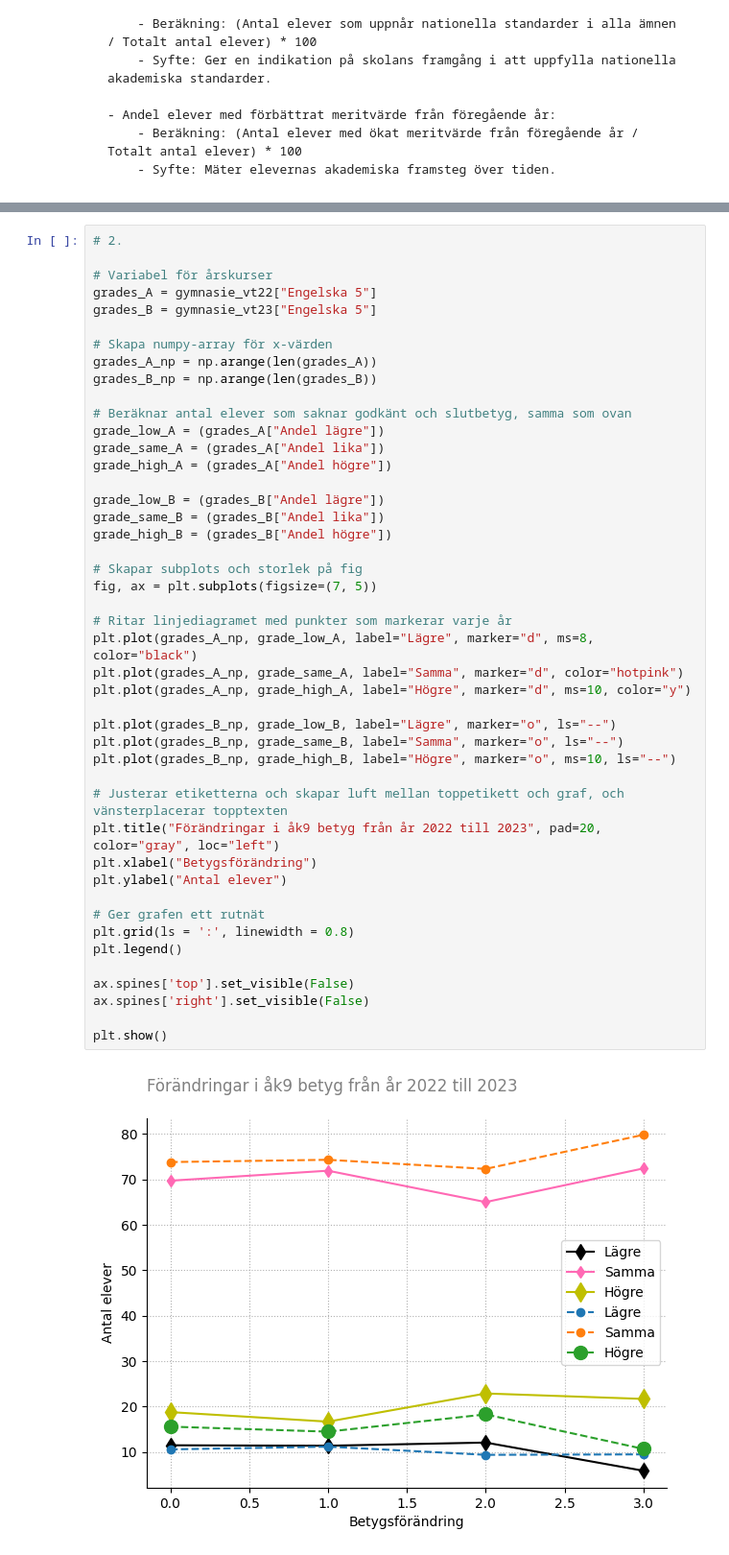
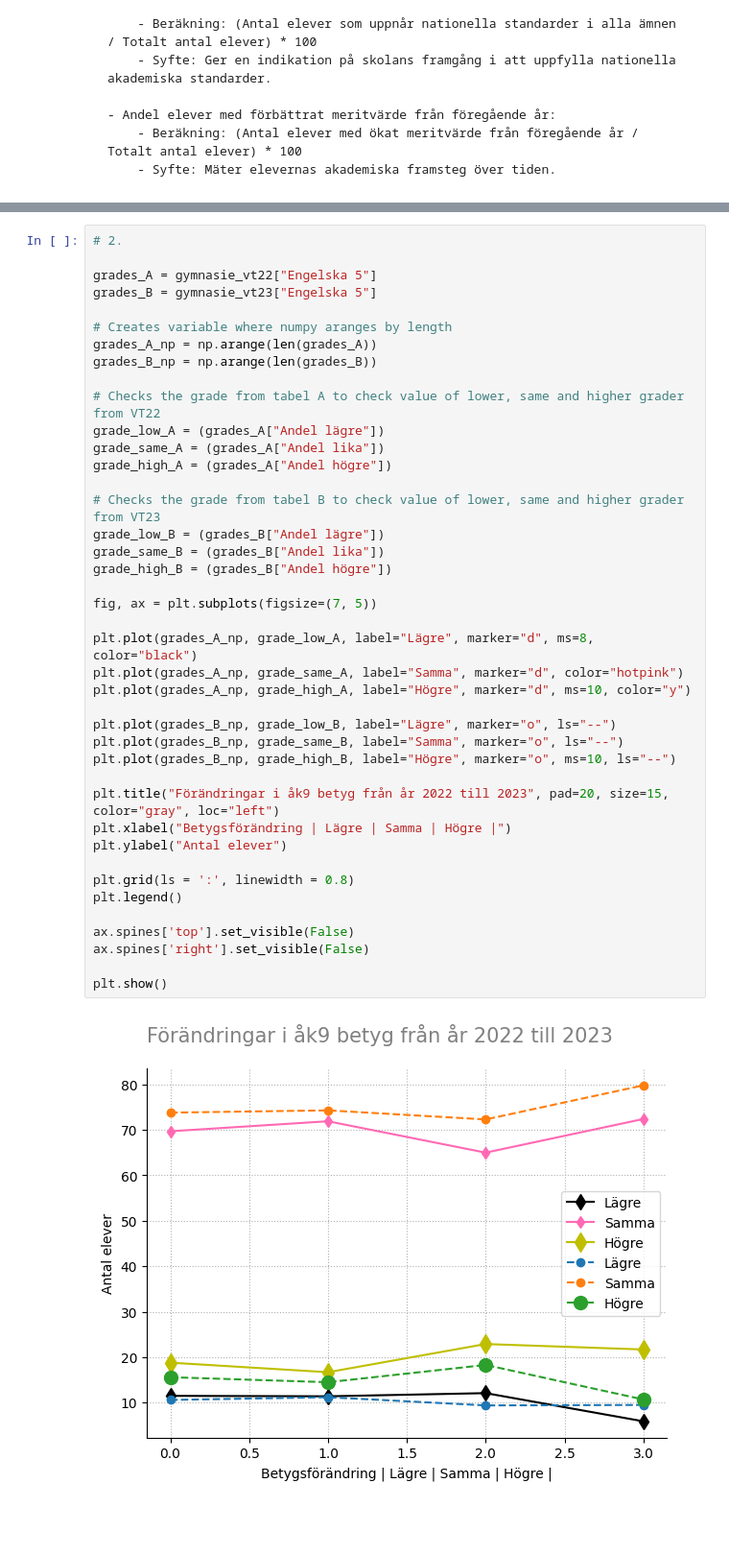
Before and after one commit to SandraAnder/Python-Sandra-Andersson-OPA23, a Jupyter notebook: Labb2/Laboration2_.ipynb, the cells around one changed output, grey strips where cells are left out. Shown at 96% size. Drawn from its saved outputs; the diff is of its cells as text; blank space fills up the shorter version.

```diff
--- a/Labb2/Laboration2_.ipynb
+++ b/Labb2/Laboration2_.ipynb
@@ -651,50 +650,46 @@ plt.plot(grades_A_np, grade_high_A, label="Högre", marker="d", ls="--")
 # %%
 # 2.
 
-# Variabel för årskurser
 grades_A = gymnasie_vt22["Engelska 5"]
 grades_B = gymnasie_vt23["Engelska 5"]
 
-# Skapa numpy-array för x-värden
+# Creates variable where numpy aranges by length
 grades_A_np = np.arange(len(grades_A))
 grades_B_np = np.arange(len(grades_B))
 
-# Beräknar antal elever som saknar godkänt och slutbetyg, samma som ovan
+# Checks the grade from tabel A to check value of lower, same and higher grader from VT22
 grade_low_A = (grades_A["Andel lägre"])
 grade_same_A = (grades_A["Andel lika"])
 grade_high_A = (grades_A["Andel högre"])
 
+# Checks the grade from tabel B to check value of lower, same and higher grader from VT23
 grade_low_B = (grades_B["Andel lägre"])
 grade_same_B = (grades_B["Andel lika"])
 grade_high_B = (grades_B["Andel högre"])
 
-# Skapar subplots och storlek på fig
 fig, ax = plt.subplots(figsize=(7, 5))
 
-# Ritar linjediagramet med punkter som markerar varje år
 plt.plot(grades_A_np, grade_low_A, label="Lägre", marker="d", ms=8, color="black")
 plt.plot(grades_A_np, grade_same_A, label="Samma", marker="d", color="hotpink")
 plt.plot(grades_A_np, grade_high_A, label="Högre", marker="d", ms=10, color="y")
 
 plt.plot(grades_B_np, grade_low_B, label="Lägre", marker="o", ls="--")
 plt.plot(grades_B_np, grade_same_B, label="Samma", marker="o", ls="--")
 plt.plot(grades_B_np, grade_high_B, label="Högre", marker="o", ms=10, ls="--")
 
-# Justerar etiketterna och skapar luft mellan toppetikett och graf, och vänsterplacerar topptexten
-plt.title("Förändringar i åk9 betyg från år 2022 till 2023", pad=20, color="gray", loc="left")
-plt.xlabel("Betygsförändring")
+plt.title("Förändringar i åk9 betyg från år 2022 till 2023", pad=20, size=15, color="gray", loc="left")
+plt.xlabel("Betygsförändring | Lägre | Samma | Högre |")
 plt.ylabel("Antal elever")
 
-# Ger grafen ett rutnät
 plt.grid(ls = ':', linewidth = 0.8)
 plt.legend()
 
 ax.spines['top'].set_visible(False)
 ax.spines['right'].set_visible(False)
 
 plt.show()
 # %% [output]
-[figure, old version]
+[figure, new version]
 # %%
 '''
 gymnasie_betyg_22_23 = pd.read_excel("../Labb2/data/Gymnasieskola_Jämförelse_betygsresultat_över_tid_2023_Riket.xlsx", sheet_name=None, skiprows=8)
```
Also changed, not shown: parts of 27 cells of this notebook, 1 other file.
